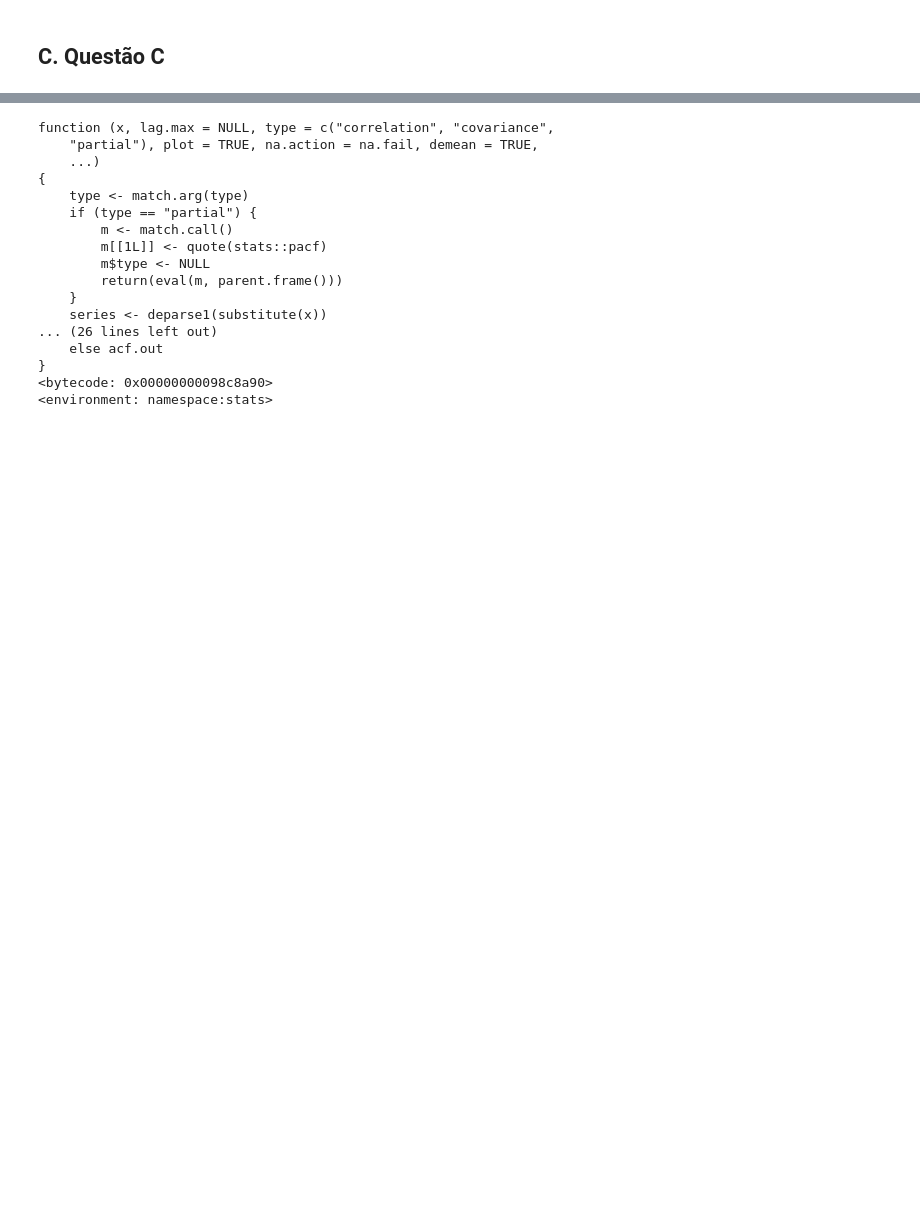
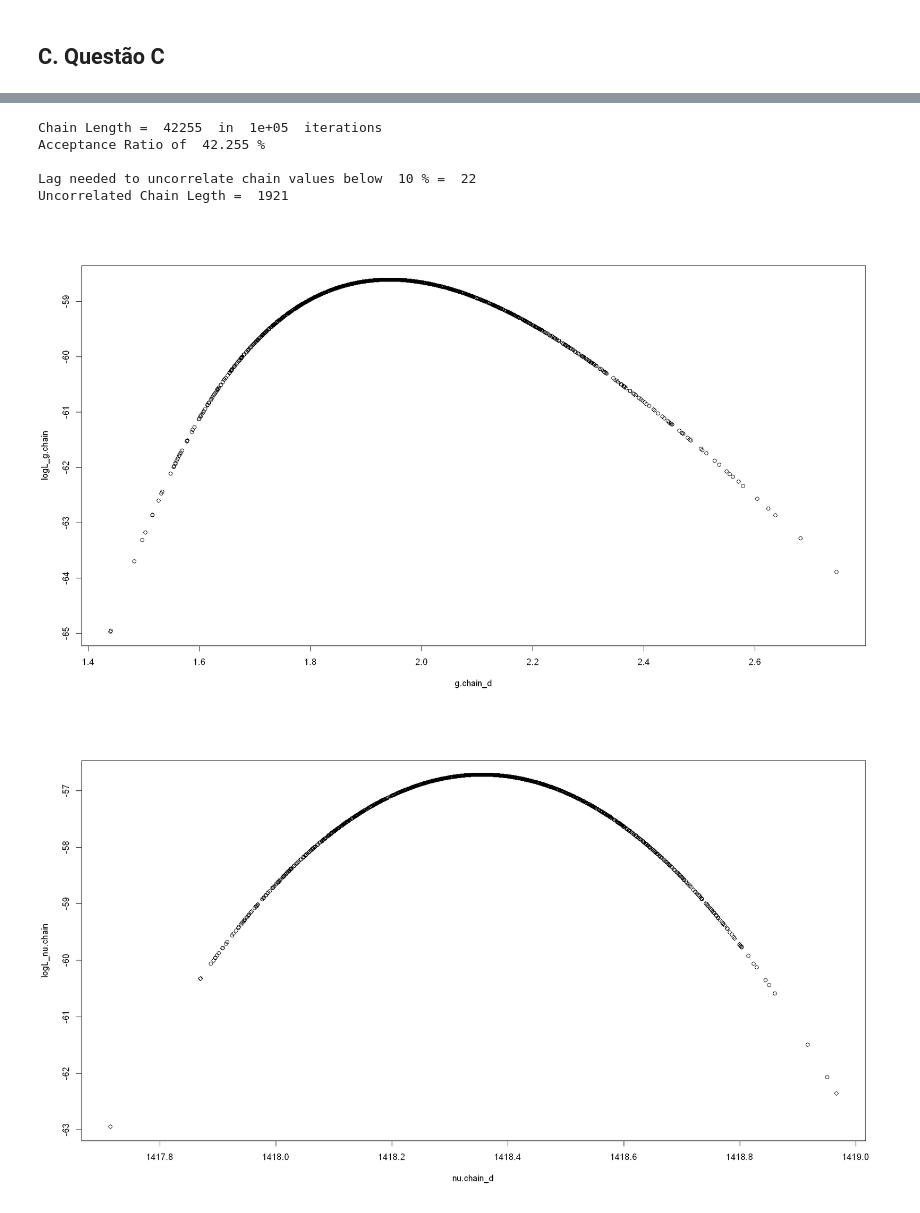
Before and after one commit to cesarium/da-bayesian-star, a Jupyter notebook: notebook.ipynb, the cells around one changed output, grey strips where cells are left out. Cells and saved outputs as stored; diff of their text form; code cells hidden in the pictures; blank space fills up the shorter version.

Commit message:
Vectorized MCMC

```diff
--- a/notebook.ipynb
+++ b/notebook.ipynb
@@ -1032,20 +1057,41 @@ acf(nu.chain)
-# %%
-acf
-# %% [output]
-function (x, lag.max = NULL, type = c("correlation", "covariance",
-    "partial"), plot = TRUE, na.action = na.fail, demean = TRUE,
-    ...)
-{
-    type <- match.arg(type)
-    if (type == "partial") {
-        m <- match.call()
-        m[[1L]] <- quote(stats::pacf)
-        m$type <- NULL
-        return(eval(m, parent.frame()))
-    }
-    series <- deparse1(substitute(x))
-... (26 lines left out)
-    else acf.out
-}
-<bytecode: 0x00000000098c8a90>
-<environment: namespace:stats>
+# %%
+# Create Markov Chain
+
+# Propose Standard Deviation
+sd.g = Delta.g/100
+sd.nu = Delta.nu/100
+
+# Propose Initial Guesses
+t_g = 2
+t_nu = 1418
+
+# Number of Iterations and time for Thermalization
+N.therm = 100
+N.iterations = 1e+5
+
+# Computing MCMC
+g.chain = metropolis(N.therm,N.iterations)
+nu.chain = g.chain[,1]
+g.chain = g.chain[,2]
+
+# Acceptance Rate
+n.acc = length(g.chain)
+cat('Chain Length = ',n.acc,' in ',N.iterations,' iterations')
+cat('\nAcceptance Ratio of ',n.acc/N.iterations*100,'%')
+
+# Autocorrelation Coefficients Determination
+d_tresh = 0.1
+g.acf = acf(g.chain,lag.max = 50,plot=F) # get the autocorrelation of t = 0 with other t's
+d_lag = which(g.acf$acf < d_tresh)[1] # d_lag is the lag needed for the g values to become uncorrelated
+
+g.chain_d = g.chain[seq(1,length(g.chain),by=d_lag)] # by choosing only every d_lag index on the chain, we get a Markov chain
+nu.chain_d = nu.chain[seq(1,length(g.chain),by=d_lag)] # of uncorrelated values
+
+cat('\n\nLag needed to uncorrelate chain values below ', d_tresh*100,'% = ',d_lag)
+cat('\nUncorrelated Chain Legth = ', length(g.chain_d))
+# %% [output]
+Chain Length =  42255  in  1e+05  iterations
+Acceptance Ratio of  42.255 %
+
+Lag needed to uncorrelate chain values below  10 % =  22
+Uncorrelated Chain Legth =  1921
@@ -1051,0 +1106,17 @@ function (x, lag.max = NULL, type = c("correlation", "covariance",
+# %%
+# Some plots
+nu.chain_mode = 1418
+g.chain_mode = 2
+
+g.chain_d = sort( g.chain_d  , decreasing = FALSE )
+logL_g.chain = vec.logL(nu.chain_mode,g.chain_d)
+# plot(g.chain_d,logL_g.chain)
+
+nu.chain_d = sort( nu.chain_d , decreasing = FALSE )
+logL_nu.chain = vec.logL(nu.chain_d,g.chain_mode)
+# plot(nu.chain_d,logL_nu.chain)
+
+logL_chain_d = vec.logL(nu.chain_d,g.chain_d)
+# %% [output]
+[figure, added]
+[figure, added]
```
Also changed, not shown: parts of 12 cells of this notebook.
